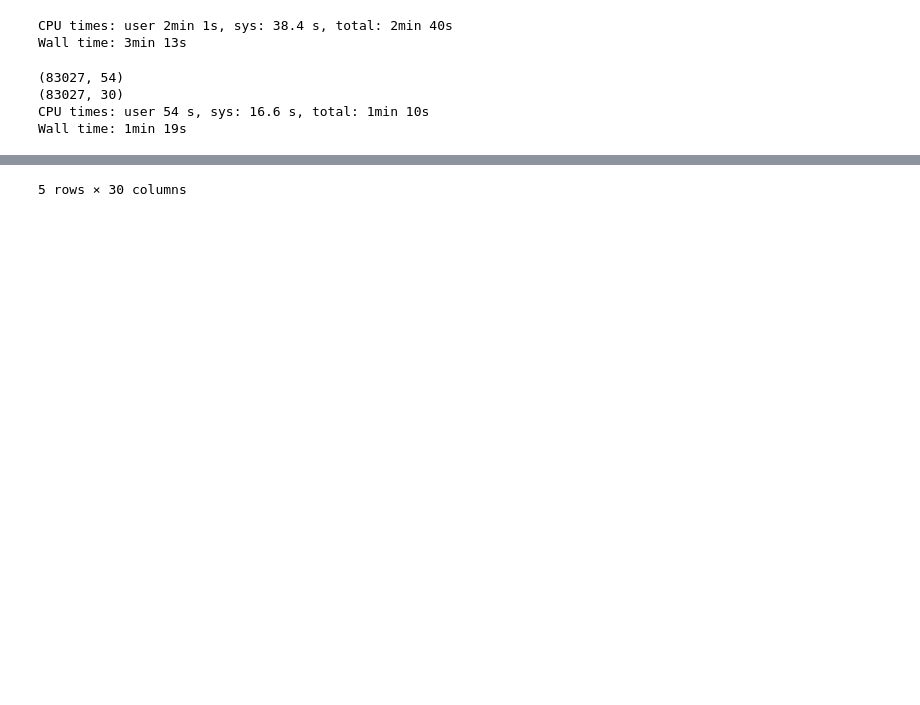
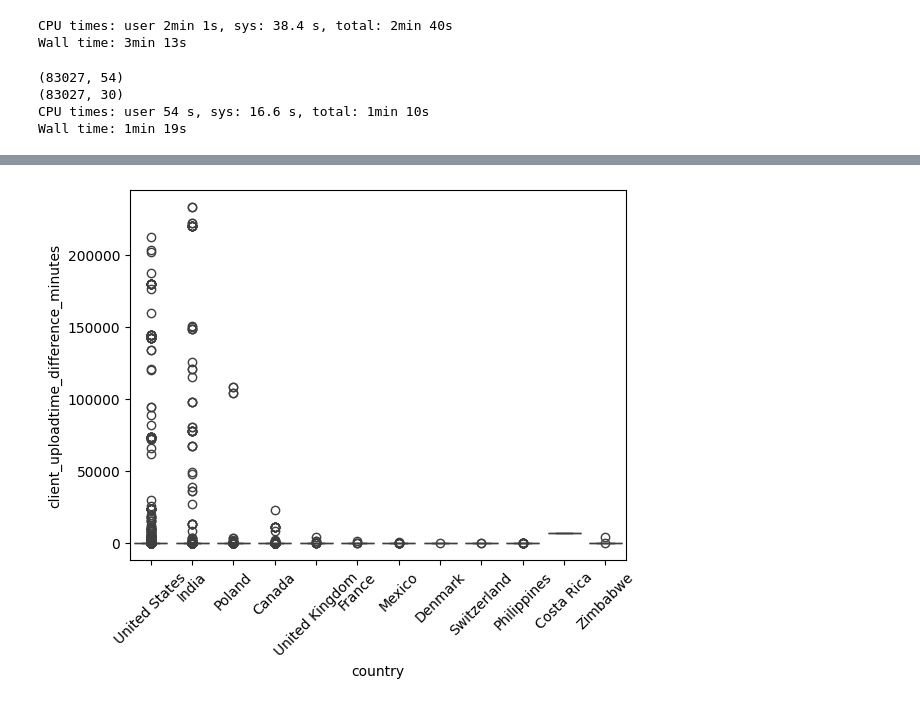
Before and after one commit to nyra-rodrigues/Federato-RiskOps-Platform-Optimization-Challenge, a Jupyter notebook: federato_data_read_starter.ipynb, the cells around one changed output, grey strips where cells are left out. Cells and saved outputs as stored; diff of their text form; code cells hidden in the pictures; blank space fills up the shorter version.

Commit message:
graphs

```diff
--- a/federato_data_read_starter.ipynb
+++ b/federato_data_read_starter.ipynb
@@ -150,8 +150,77 @@ Wall time: 1min 19s
 import pandas as pd
 import numpy as new_export
 import matplotlib.pyplot as plt
+import seaborn as sns
 # if getting error message, make sure to install matplotlib using pip install
 PATH = '1_csv/amplitude_export_chunk_1_anonymized_subchunk_0_100000.csv'
 df = pd.read_csv(PATH)
+# See the first couple rows of dataset
 df.head()
+
+# Generates a summary of statistics for the columns in the dataste
+df.describe(include='all')
+
+df['client_event_time'] = pd.to_datetime(df['client_event_time'])
+df['client_upload_time'] = pd.to_datetime(df['client_upload_time'])
+
+
+# Add new columns for 'event_date' and 'event_time'
+#df['client_event_timestamp'] = df['client_event_time'].dt.time   # Extracts the time part
+#df['client_upload_timestamp'] = df['client_upload_time'].dt.time   # Extracts the time part
+
+df['time_difference'] = df['client_upload_time'] - df['client_event_time']
+df['time_difference_minutes'] = df['time_difference'].dt.total_seconds() / 60
+
+df['client_uploadtime_difference_minutes'] = df['time_difference'].dt.total_seconds() / 60
+
+# Summary of statistics on the upload time from client
+df['time_difference'].describe()
+
+df.loc[df['time_difference'].idxmax()]
+
+# number of rows where time_difference > 60 days
+#num_rows_above_one_day = (df['time_difference_minutes'] > 60).sum()
+#print(num_rows_above_one_day)
+
+import pandas as pd
+import numpy as new_export
+import matplotlib.pyplot as plt
+import seaborn as sns
+# if getting error message, make sure to install matplotlib using pip install
+PATH = '1_csv/amplitude_export_chunk_1_anonymized_subchunk_0_100000.csv'
+df = pd.read_csv(PATH)
+# See the first couple rows of dataset
+df.head()
+
+# Generates a summary of statistics for the columns in the dataste
+df.describe(include='all')
+
+df['client_event_time'] = pd.to_datetime(df['client_event_time'])
+df['client_upload_time'] = pd.to_datetime(df['client_upload_time'])
+
+
+# Add new columns for 'event_date' and 'event_time'
+#df['client_event_timestamp'] = df['client_event_time'].dt.time   # Extracts the time part
+#df['client_upload_timestamp'] = df['client_upload_time'].dt.time   # Extracts the time part
+
+df['time_difference'] = df['client_upload_time'] - df['client_event_time']
+df['time_difference_minutes'] = df['time_difference'].dt.total_seconds() / 60
+
+df['client_uploadtime_difference_minutes'] = df['time_difference'].dt.total_seconds() / 60
+
+# Summary of statistics on the upload time from client
+df['time_difference'].describe()
+
+df.loc[df['time_difference'].idxmax()]
+
+# number of rows where time_difference > 60 days
+#num_rows_above_one_day = (df['time_difference_minutes'] > 60).sum()
+#print(num_rows_above_one_day)
+
+#pd.crosstab(df['country'], df['device_type'])
+df.groupby('device_type')['client_uploadtime_difference_minutes'].mean()
+
+sns.boxplot(x='country', y='client_uploadtime_difference_minutes', data=df)
+plt.xticks(rotation=45)
+plt.show()
 # %% [output]
@@ -164 +227 @@ df.head()
-5 rows × 30 columns
+[figure, added]
```
Also changed, not shown: parts of 2 cells of this notebook, 1 other file.
